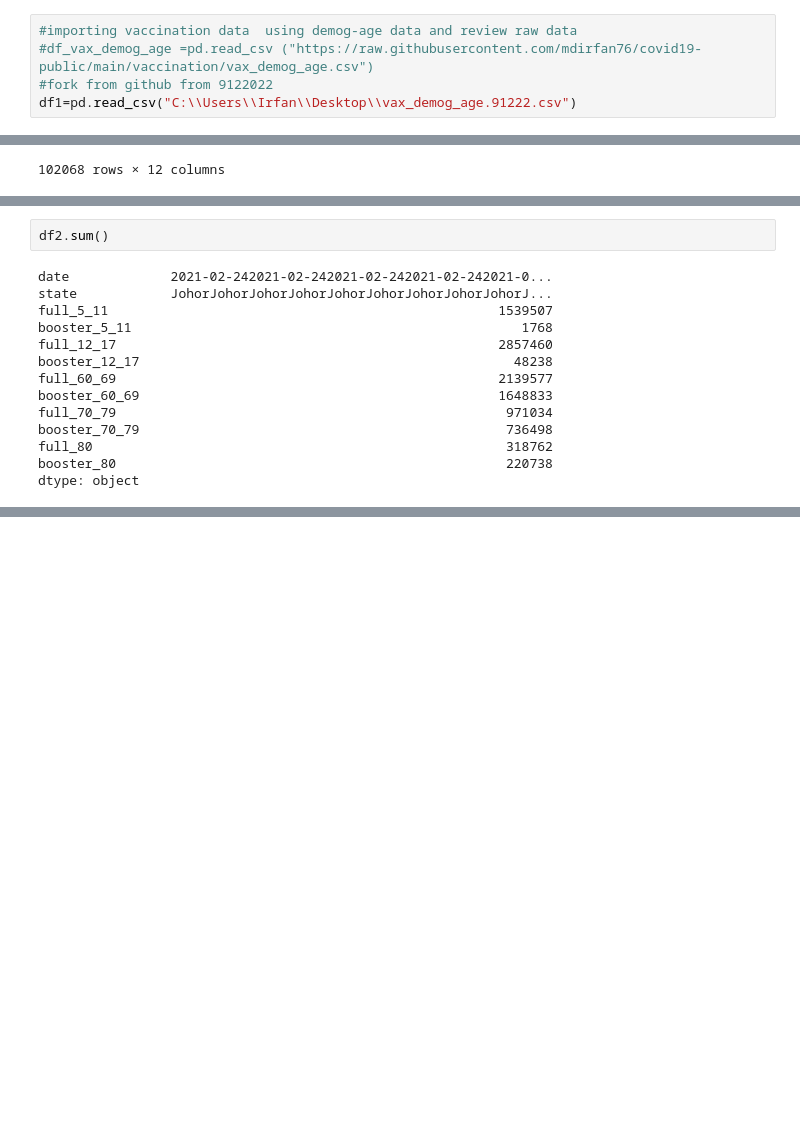
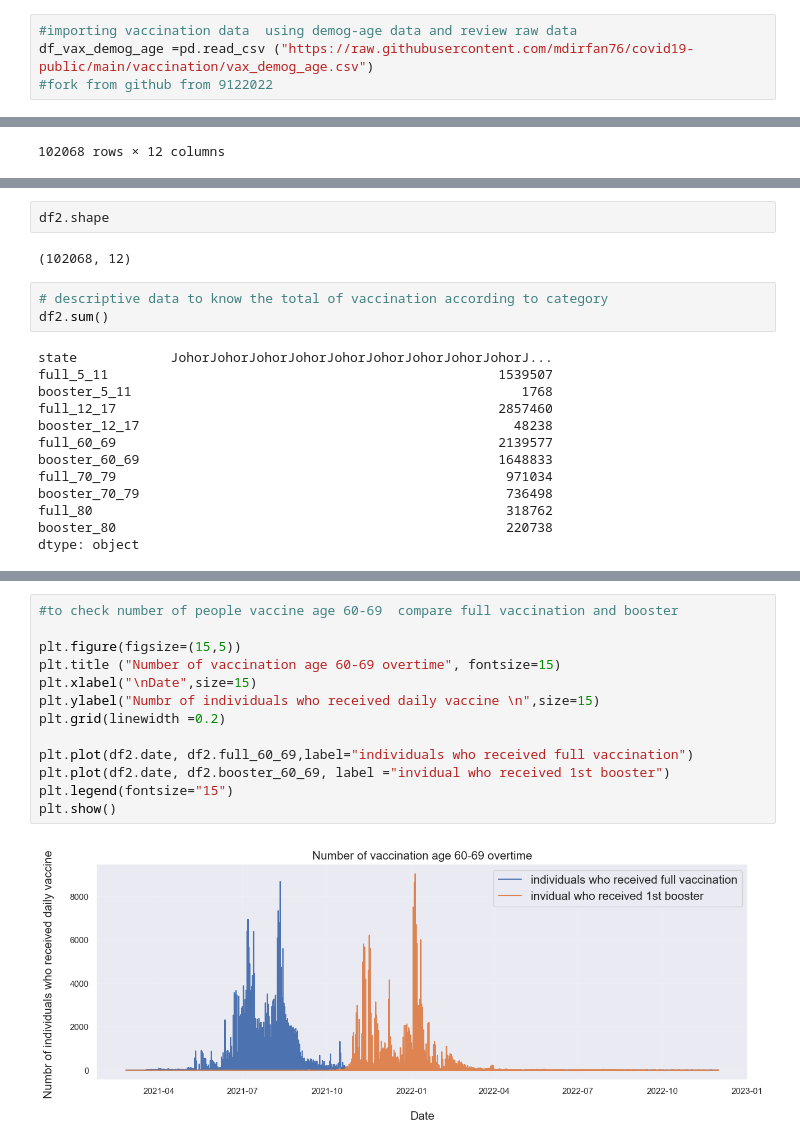
Before and after one commit to isaackong87/hia302_project, a Jupyter notebook: data_wrangler_irfan.ipynb, the cells around one changed output, grey strips where cells are left out. Saved outputs shown, nothing was run; the diff lists cells and outputs as text; blank space fills up the shorter version.

Commit message:
update data visualization
data visualization using lot chart and bar chart for selected high risk group

```diff
--- a/data_wrangler_irfan.ipynb
+++ b/data_wrangler_irfan.ipynb
@@ -11,9 +11,8 @@ from datetime import datetime, date
 import os, sys
 # %%
 #importing vaccination data  using demog-age data and review raw data
-#df_vax_demog_age =pd.read_csv ("https://raw.githubusercontent.com/mdirfan76/covid19-public/main/vaccination/vax_demog_age.csv")
+df_vax_demog_age =pd.read_csv ("https://raw.githubusercontent.com/mdirfan76/covid19-public/main/vaccination/vax_demog_age.csv")
 #fork from github from 9122022
-df1=pd.read_csv("C:\\Users\\Irfan\\Desktop\\vax_demog_age.91222.csv")
 # %%
 df1=df_vax_demog_age
 # %%
@@ -171,7 +191,11 @@ memory usage: 9.3+ MB
+# %%
+df2.shape
+# %% [output]
+(102068, 12)
 # %%
+# descriptive data to know the total of vaccination according to category
 df2.sum()
 # %% [output]
-date             2021-02-242021-02-242021-02-242021-02-242021-0...
 state            JohorJohorJohorJohorJohorJohorJohorJohorJohorJ...
 full_5_11                                                  1539507
 booster_5_11                                                  1768
@@ -196,3 +220,18 @@ df2.describe()
 | 50% | 0.000000 | 0.000000 | 0.000000 | 0.000000 | 0.000000 | 0.000000 | 0.000000 | ... |
 | 75% | 0.000000 | 0.000000 | 2.000000 | 0.000000 | 1.000000 | 1.000000 | 0.000000 | ... |
 | max | 5730.000000 | 58.000000 | 10509.000000 | 228.000000 | 8682.000000 | 9033.000000 | 3945.000000 | ... |
+# %%
+#to check number of people vaccine age 60-69  compare full vaccination and booster
+
+plt.figure(figsize=(15,5))
+plt.title ("Number of vaccination age 60-69 overtime", fontsize=15)
+plt.xlabel("\nDate",size=15)
+plt.ylabel("Numbr of individuals who received daily vaccine \n",size=15)
+plt.grid(linewidth =0.2)
+
+plt.plot(df2.date, df2.full_60_69,label="individuals who received full vaccination")
+plt.plot(df2.date, df2.booster_60_69, label ="invidual who received 1st booster")
+plt.legend(fontsize="15")
+plt.show()
+# %% [output]
+[figure, added]
```
Also changed, not shown: parts of 7 cells of this notebook.
